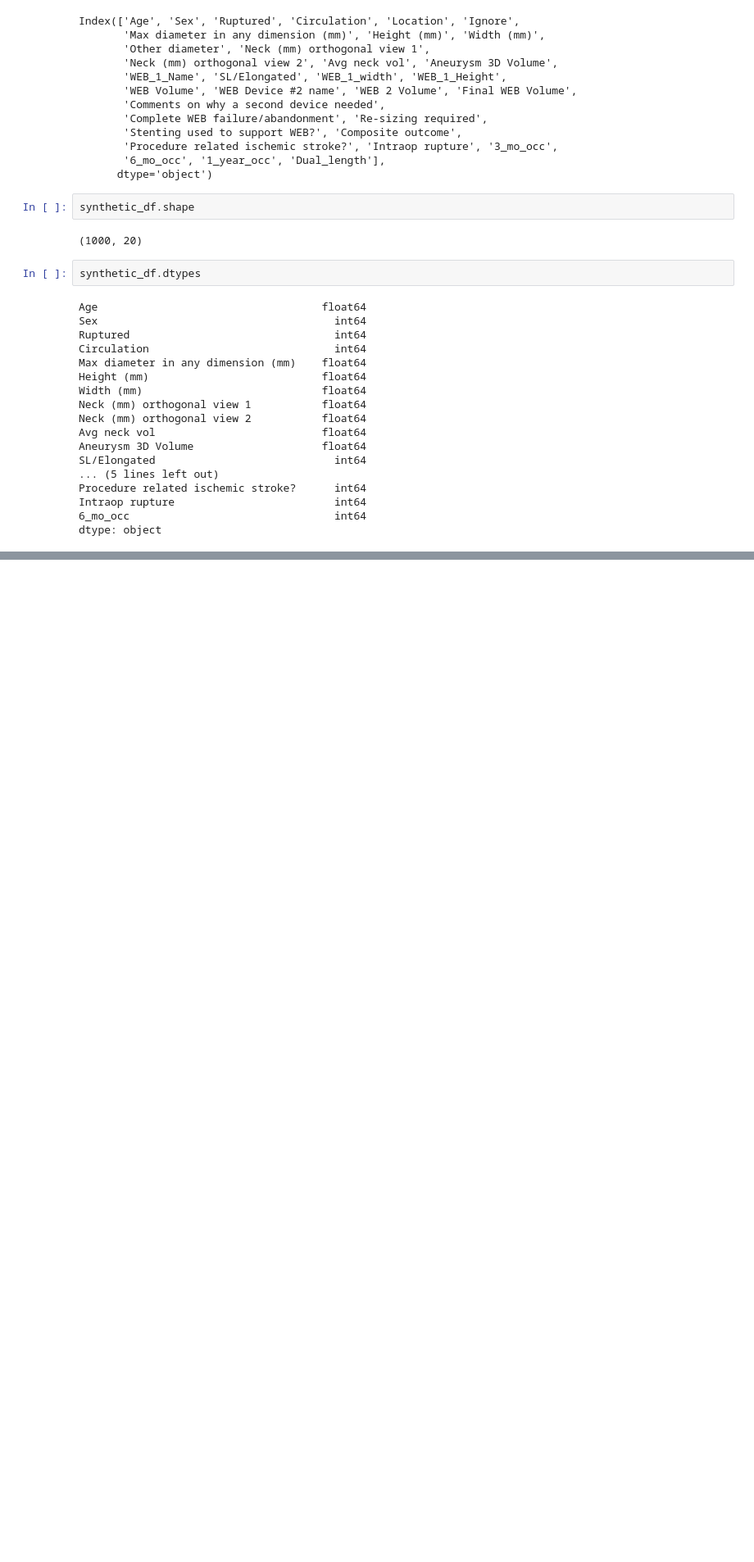
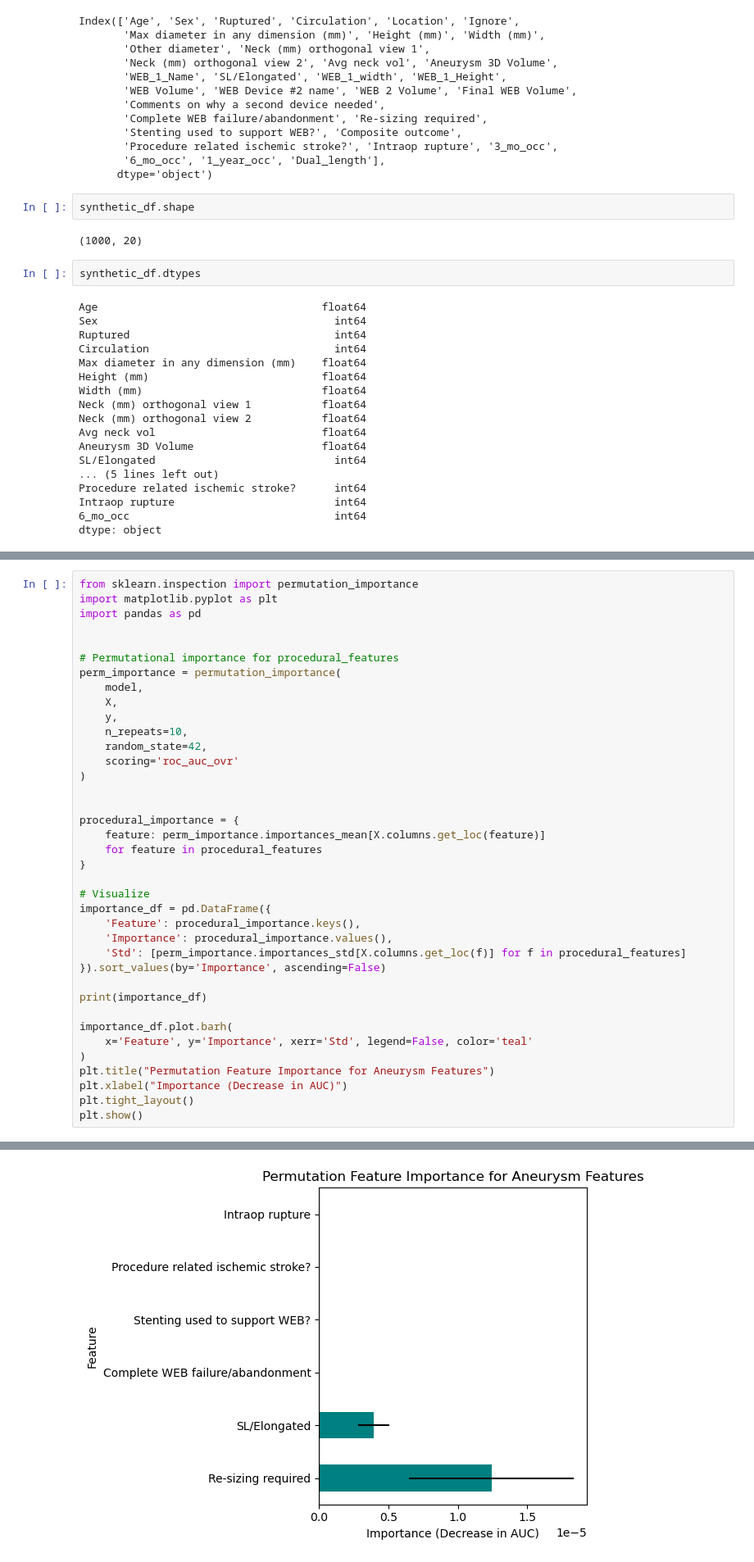
Before and after one commit to shrinitbabel/WEB-GAN-occlusion-prediction, a Jupyter notebook: model_agnostic_analysis.ipynb, the cells around one changed output, grey strips where cells are left out. Shown at 82% size. Saved outputs shown, nothing was run; the diff lists cells and outputs as text; blank space fills up the shorter version.

```diff
--- a/model_agnostic_analysis.ipynb
+++ b/model_agnostic_analysis.ipynb
@@ -747,0 +597,39 @@ plt.show()
+# %%
+from sklearn.inspection import permutation_importance
+import matplotlib.pyplot as plt
+import pandas as pd
+
+
+# Permutational importance for procedural_features
+perm_importance = permutation_importance(
+    model,
+    X,
+    y,
+    n_repeats=10,
+    random_state=42,
+    scoring='roc_auc_ovr'
+)
+
+
+procedural_importance = {
+    feature: perm_importance.importances_mean[X.columns.get_loc(feature)]
+    for feature in procedural_features
+}
+
+# Visualize
+importance_df = pd.DataFrame({
+    'Feature': procedural_importance.keys(),
+    'Importance': procedural_importance.values(),
+    'Std': [perm_importance.importances_std[X.columns.get_loc(f)] for f in procedural_features]
+}).sort_values(by='Importance', ascending=False)
+
+print(importance_df)
+
+importance_df.plot.barh(
+    x='Feature', y='Importance', xerr='Std', legend=False, color='teal'
+)
+plt.title("Permutation Feature Importance for Aneurysm Features")
+plt.xlabel("Importance (Decrease in AUC)")
+plt.tight_layout()
+plt.show()
+# %% [output]
@@ -747,0 +643 @@ plt.show()
+[figure, added]
```
Also changed, not shown: parts of 37 cells of this notebook.
